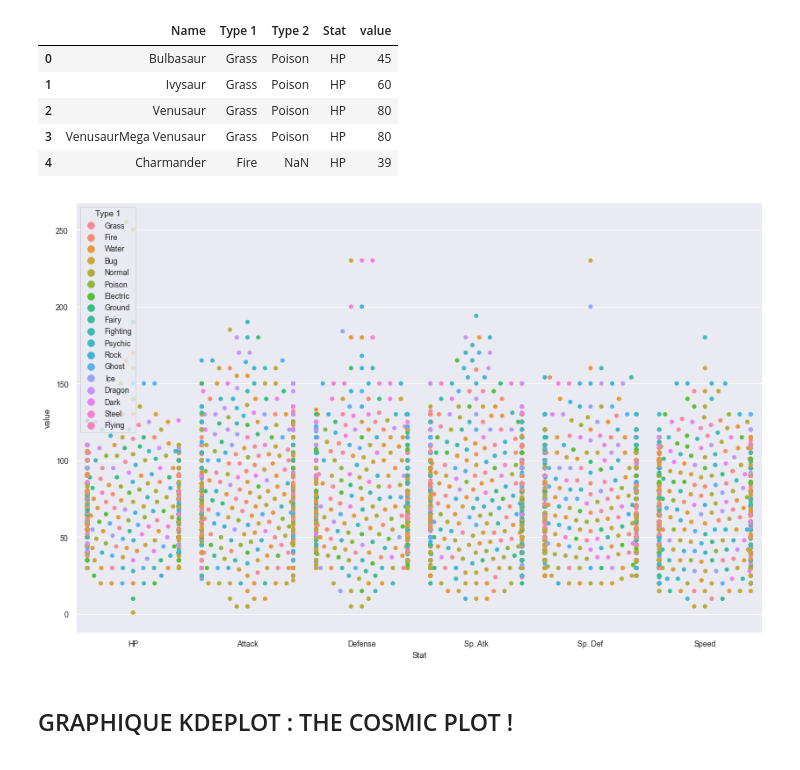
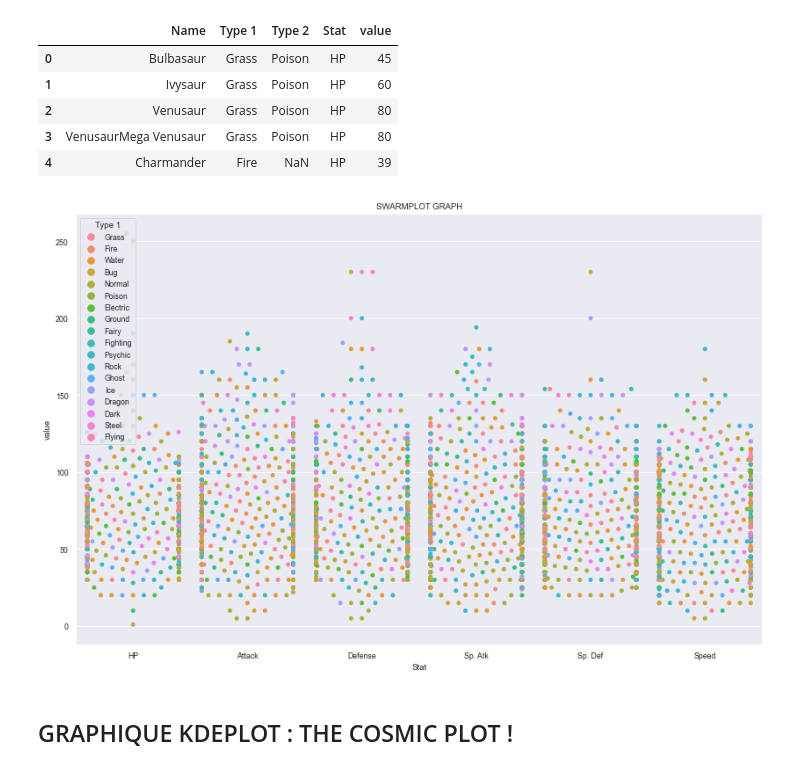
Before and after one commit to Nanogath/DemoSeaborn, a Jupyter notebook: Demo_Seaborn_Pokemon.ipynb, the cells around one changed output. Drawn from its saved outputs; the diff is of its cells as text; code cells hidden in the pictures.

```diff
--- a/Demo_Seaborn_Pokemon.ipynb
+++ b/Demo_Seaborn_Pokemon.ipynb
@@ -247,17 +251,18 @@ melted_df.head()
 | 4 | Charmander | Fire | NaN | HP | 39 |
 # %%
 sns.set_context('paper')
+plt.title('SWARMPLOT GRAPH')
 
 # Swarmplot with melted_df
 ax = sns.swarmplot(
     x = 'Stat', y = 'value',
     data = melted_df,
     hue = 'Type 1',
 )
 
 ax.figure.set_size_inches((14, 9))
 # %% [output]
-[figure, old version]
+[figure, new version]
 # %% [markdown]
 ## GRAPHIQUE KDEPLOT : THE COSMIC PLOT !
 # %% [markdown]
```
Also changed, not shown: parts of 9 cells of this notebook.
